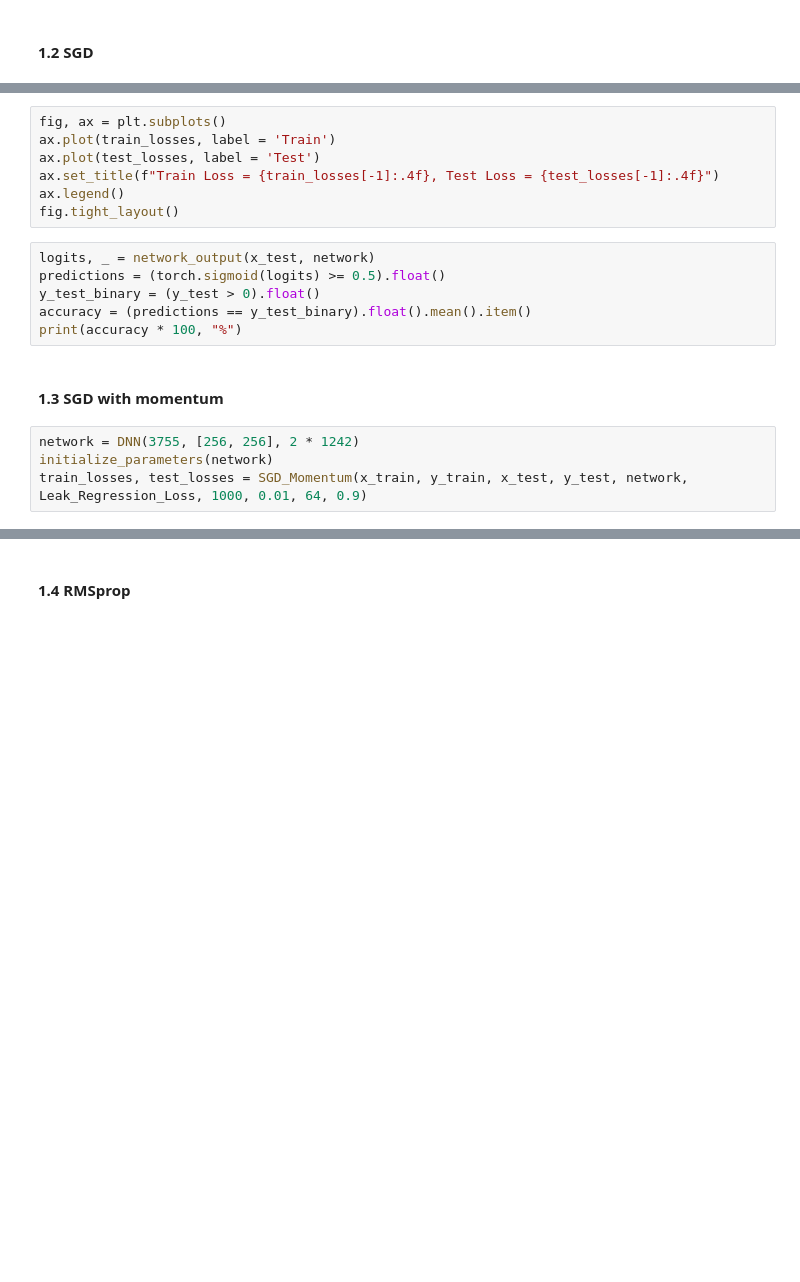
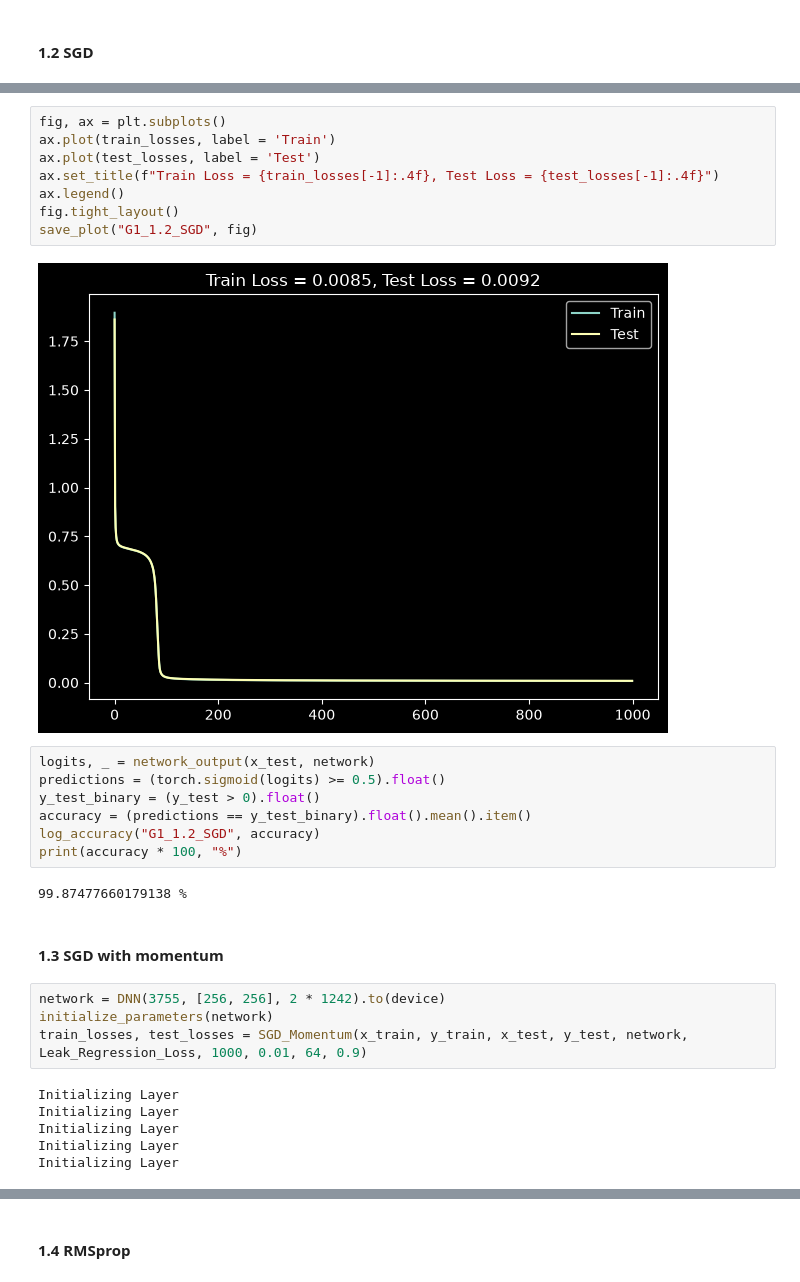
Before and after one commit to akashkfi2020-lgtm/pipeline-leakage-system, a Jupyter notebook: Phase 1/Main_Multivariate_Regression.ipynb, the cells around one changed output, grey strips where cells are left out. Saved outputs shown, nothing was run; the diff lists cells and outputs as text; blank space fills up the shorter version.

```diff
--- a/Phase 1/Main_Multivariate_Regression.ipynb
+++ b/Phase 1/Main_Multivariate_Regression.ipynb
@@ -346,22 +464,34 @@ train_losses, test_losses = SGD(x_train, y_train, x_test, y_test, network, Leak_
 # %%
 fig, ax = plt.subplots()
 ax.plot(train_losses, label = 'Train')
 ax.plot(test_losses, label = 'Test')
 ax.set_title(f"Train Loss = {train_losses[-1]:.4f}, Test Loss = {test_losses[-1]:.4f}")
 ax.legend()
 fig.tight_layout()
+save_plot("G1_1.2_SGD", fig)
+# %% [output]
+[figure, added]
 # %%
 logits, _ = network_output(x_test, network)
 predictions = (torch.sigmoid(logits) >= 0.5).float()
 y_test_binary = (y_test > 0).float()
 accuracy = (predictions == y_test_binary).float().mean().item()
+log_accuracy("G1_1.2_SGD", accuracy)
 print(accuracy * 100, "%")
+# %% [output]
+99.87477660179138 %
 # %% [markdown]
 #### 1.3 SGD with momentum
 # %%
-network = DNN(3755, [256, 256], 2 * 1242)
+network = DNN(3755, [256, 256], 2 * 1242).to(device)
 initialize_parameters(network)
 train_losses, test_losses = SGD_Momentum(x_train, y_train, x_test, y_test, network, Leak_Regression_Loss, 1000, 0.01, 64, 0.9)
+# %% [output]
+Initializing Layer
+Initializing Layer
+Initializing Layer
+Initializing Layer
+Initializing Layer
 # %%
 fig, ax = plt.subplots()
 ax.plot(train_losses, label = 'Train')
```
Also changed, not shown: parts of 74 cells of this notebook, 23 other files.
